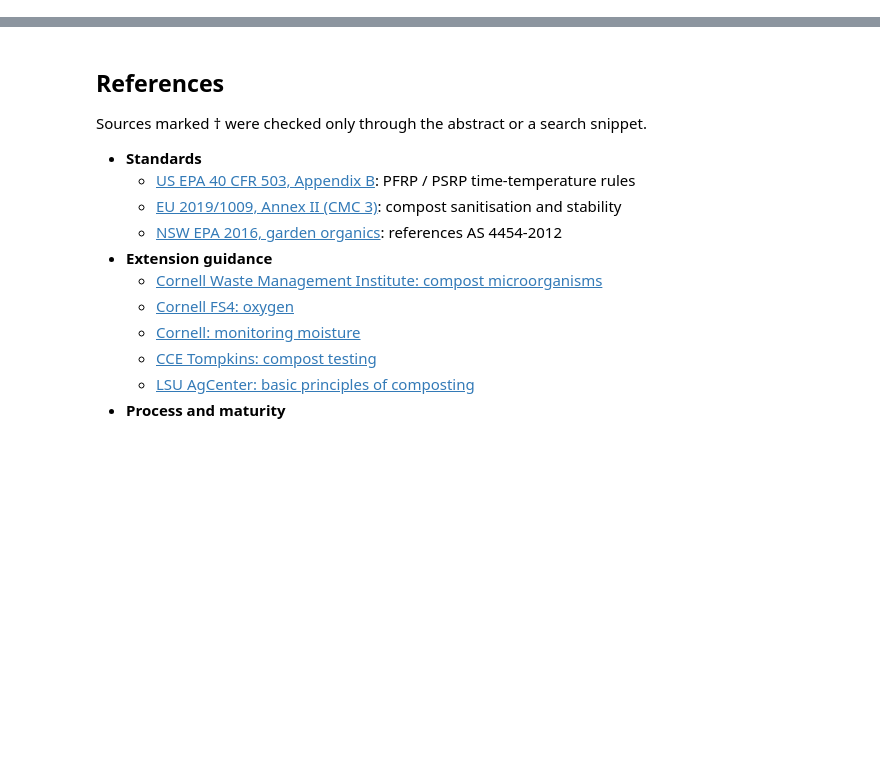
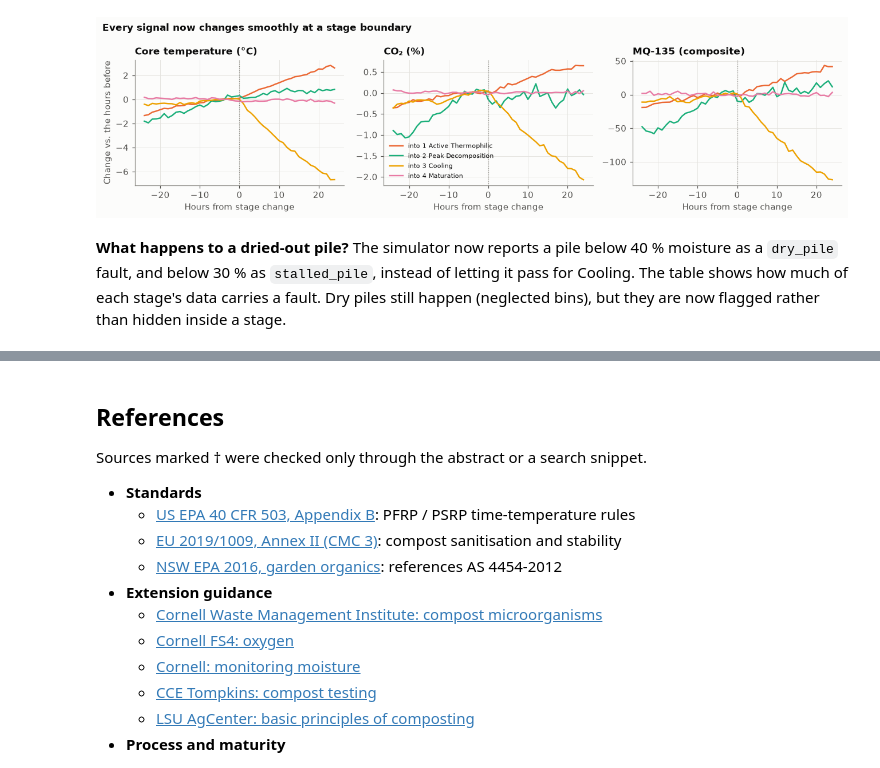
Before and after one commit to thinkingjet/compost_iot_system, a Jupyter notebook: ml/compost_stage_classifier.ipynb, the cells around one changed output, grey strips where cells are left out. Cells and saved outputs as stored; diff of their text form; code cells hidden in the pictures; blank space fills up the shorter version.

```diff
--- a/ml/compost_stage_classifier.ipynb
+++ b/ml/compost_stage_classifier.ipynb
@@ -1134,0 +294,37 @@ The headline numbers are in the summary at the top. This section turns them into
+# %%
+def around_transitions(frame, column, window_h=24):
+    traces = {}
+    for _, b in frame.groupby("batch_id"):
+        b = b.set_index("elapsed_h")
+        for t in b.index[b.stage_id.diff().fillna(0) != 0]:
+            seg = b.loc[t - window_h:t + window_h, column].dropna()
+            before = seg.loc[:t].iloc[-12:-1]
+            if len(before) < 3:
+                continue
+            seg = seg.groupby(((seg.index - t) // 1)).mean()        # hourly, so 15/30/60-minute batches line up
+            traces.setdefault(int(b.loc[t, "stage_id"]), []).append(seg - before.mean())
+    return {s: pd.concat(v, axis=1).mean(axis=1).sort_index() for s, v in traces.items()}
+
+
+sample = raw["train"][raw["train"].batch_id.isin(info["train"].batch_id[:150])]
+fig, axes = plt.subplots(1, 3, figsize=(12, 3.2), sharex=True)
+for ax, (column, label) in zip(axes, [("temperature_c", "Core temperature (°C)"), ("co2_pct", "CO₂ (%)"),
+                                     ("mq135", "MQ-135 (composite)")]):
+    for stage, trace in sorted(around_transitions(sample, column).items()):
+        ax.plot(trace.index, trace.values, color=STAGE_COLORS[stage], label=f"into {STAGE_LABELS[stage]}")
+    ax.axvline(0, color=MUTED, lw=0.8, ls=":")
+    ax.set_title(label, loc="left")
+    ax.set_xlabel("Hours from stage change")
+axes[0].set_ylabel("Change vs. the hours before")
+axes[1].legend(fontsize=7.5, loc="lower left")
+fig.suptitle("Every signal now changes smoothly at a stage boundary", x=0.01, ha="left", fontweight="bold")
+fig.tight_layout()
+savefig(fig, "03_transition_check.png")
+plt.show()
+# %% [output]
+[figure, added]
+# %% [markdown]
+**What happens to a dried-out pile?** The simulator now reports a pile below 40 % moisture as a
+`dry_pile` fault, and below 30 % as `stalled_pile`, instead of letting it pass for Cooling. The table
+shows how much of each stage's data carries a fault. Dry piles still happen (neglected bins), but they
+are now flagged rather than hidden inside a stage.
```
Also changed, not shown: parts of 68 cells of this notebook, 14 other files.
